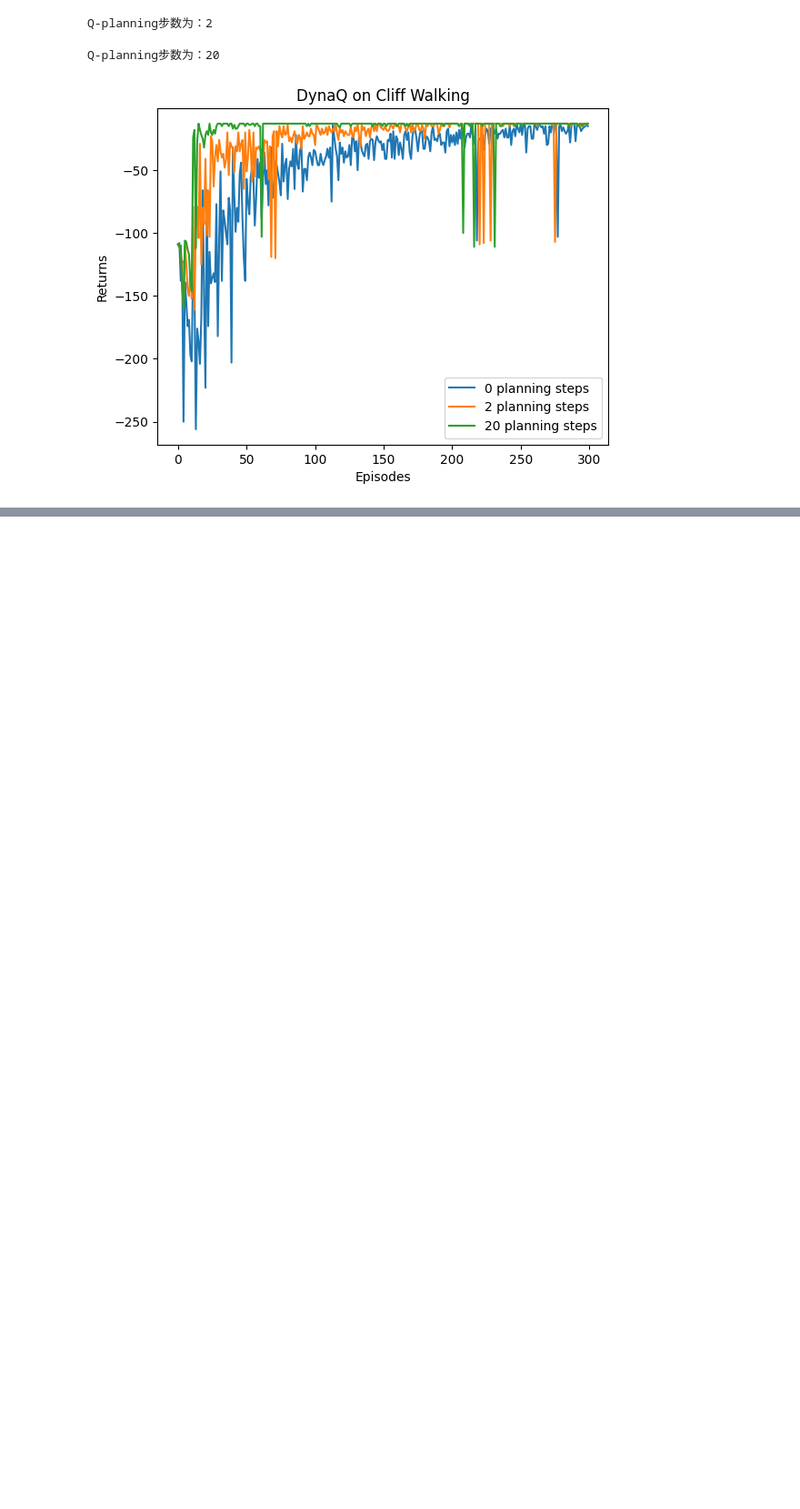
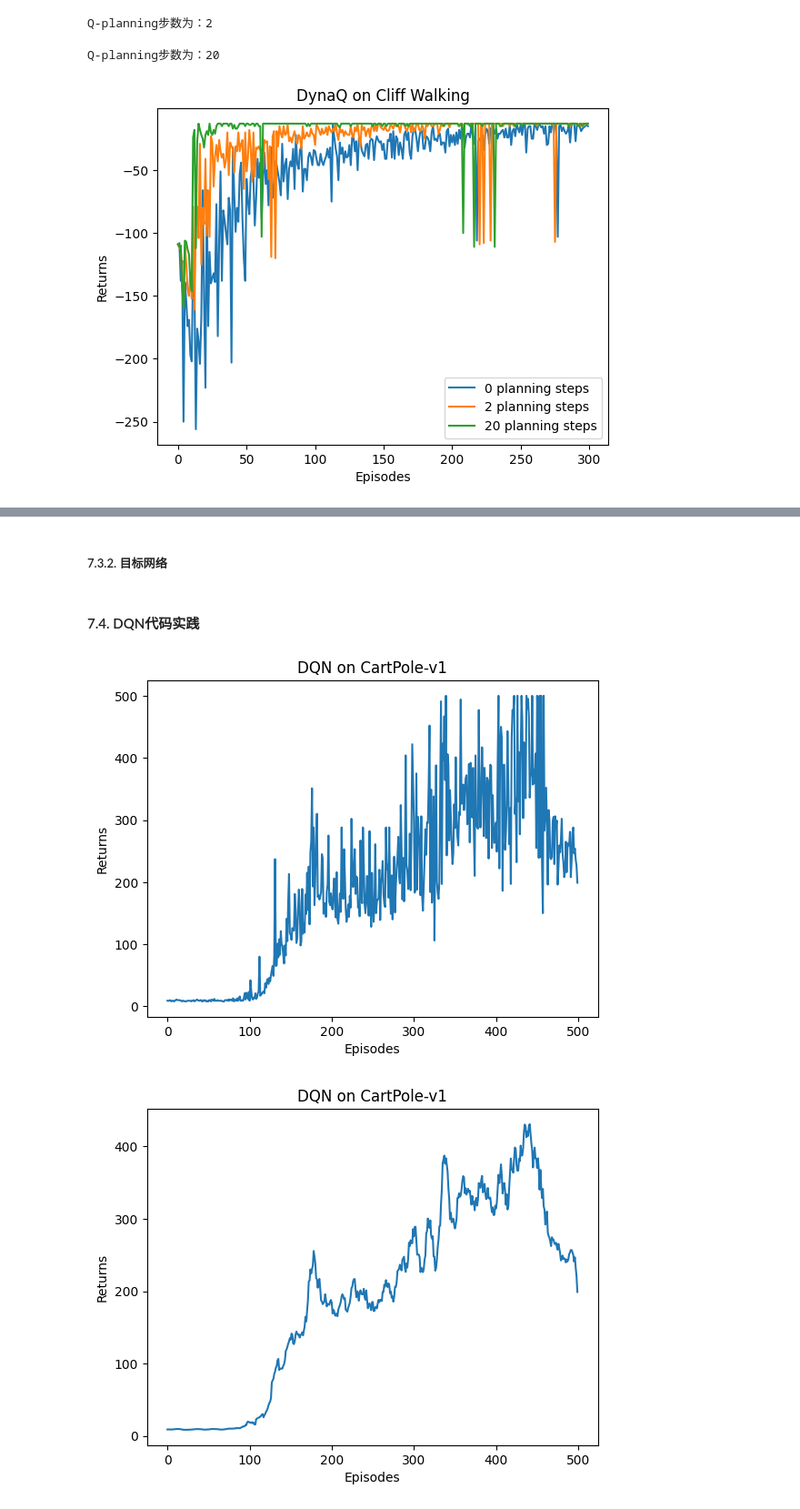
Before and after one commit to lanceyliao/Hands-on-RL, a Jupyter notebook: 合集.ipynb, the cells around one changed output, grey strips where cells are left out. Shown at 91% size. Drawn from its saved outputs; the diff is of its cells as text; code cells hidden in the pictures; blank space fills up the shorter version.

```diff
--- a/合集.ipynb
+++ b/合集.ipynb
@@ -1729,0 +1842,20 @@ Q-planning步数为：20
+# %% [markdown]
+##### 7.3.2. 目标网络
+# %%
+## 构造智能体agent的大脑，也就是输入状态，返回该状态下，每个动作的动作价值
+## 输入是状态的，也就是 (车子center-point的坐标，车子的速度，杆的竖直角度，杆的角速度)
+## 返回值应该是2 dim，
+class Qnet(torch.nn.Module):
+    ''' 只有一层隐藏层的Q网络 '''
+
+    def __init__(self, s_dim, neu_dim, a_dim):
+        super().__init__()
+        self.fc1 = torch.nn.Linear(s_dim, neu_dim)  ## full connect层1
+        self.fc2 = torch.nn.Linear(neu_dim, a_dim)  ## full connect层2
+
+    def forward(self, x):
+        '''
+        前向传播：输入状态，输出动作价值
+        '''
+        x = F.relu(self.fc1(x))  # 隐藏层使用ReLU激活函数
+        return self.fc2(x)  # 输出层不使用激活函数，直接输出
@@ -1729,0 +1930,2 @@ Q-planning步数为：20
+# %% [markdown]
+#### 7.4. DQN代码实践
@@ -1729,0 +2017,23 @@ Q-planning步数为：20
+# %%
+import rl_utils
+import imageio
+
+#https://github.com/guicalare/Img2gif/blob/master/Code/Img2Gif.py
+imageio.mimsave(r'chapter7.gif', allimage, duration=10)
+
+episodes_list = list(range(len(return_list)))
+plt.plot(episodes_list, return_list)
+plt.xlabel('Episodes')
+plt.ylabel('Returns')
+plt.title(f'DQN on {env_name}')
+plt.show()
+
+mv_return = rl_utils.moving_average(return_list, 9)
+plt.plot(episodes_list, mv_return)
+plt.xlabel('Episodes')
+plt.ylabel('Returns')
+plt.title(f'DQN on {env_name}')
+plt.show()
+# %% [output]
+[figure, added]
+[figure, added]
```
Also changed, not shown: parts of 17 cells of this notebook, 4 other files.
